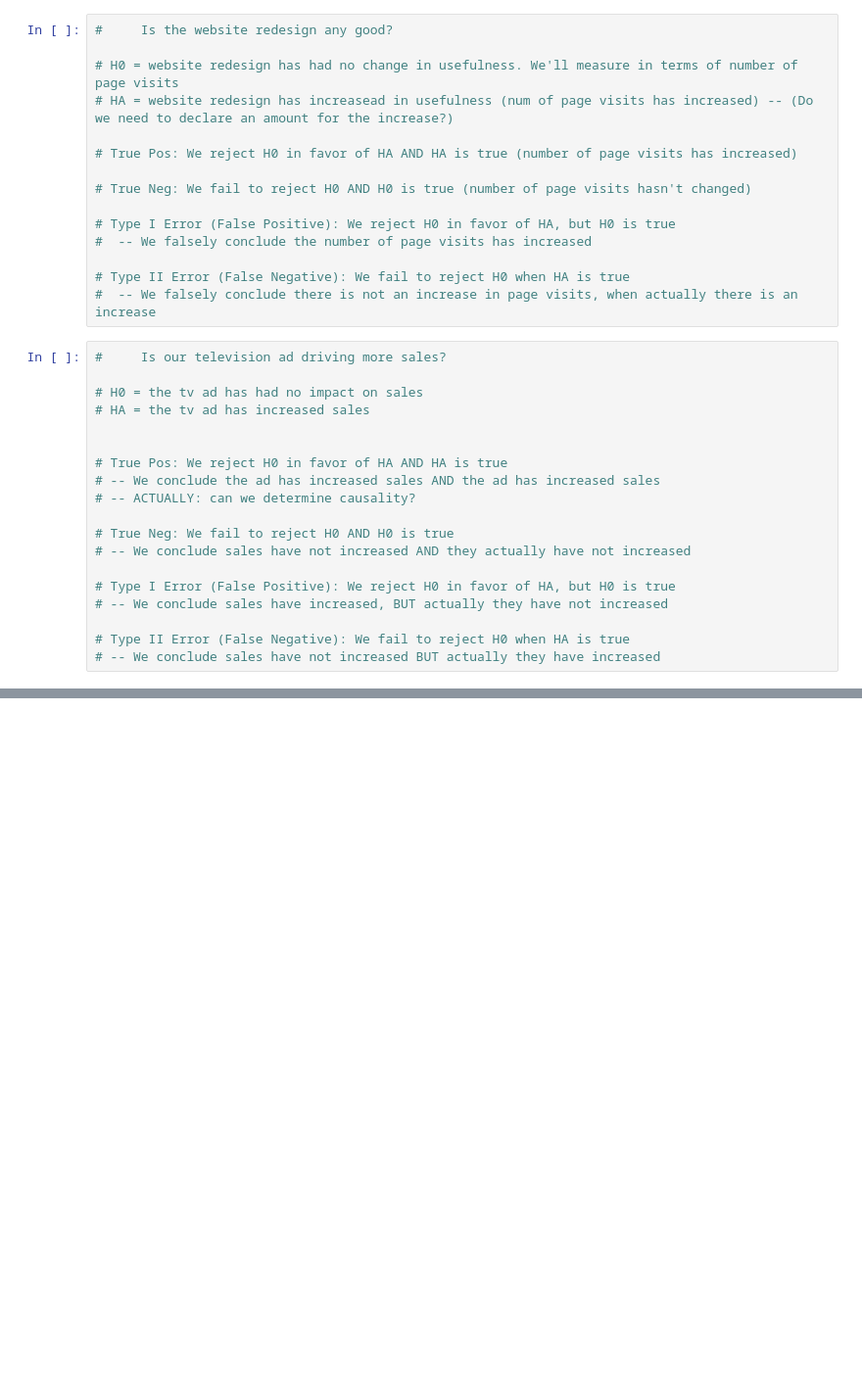
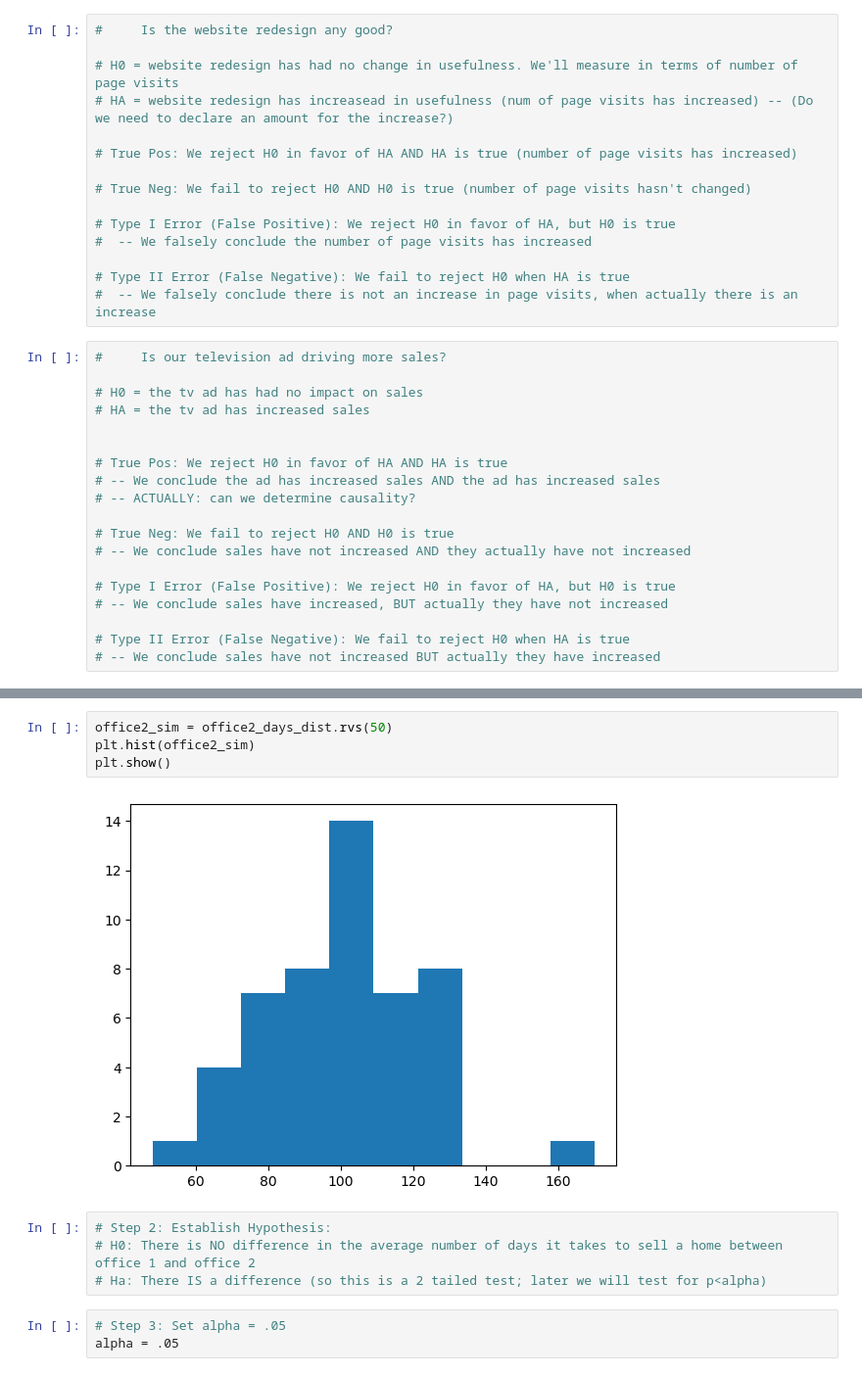
Before and after one commit to corey-hermesch/statistics_exercises, a Jupyter notebook: hypothesis_testing.ipynb, the cells around one changed output, grey strips where cells are left out. Shown at 98% size. Drawn from its saved outputs; the diff is of its cells as text; blank space fills up the shorter version.

```diff
--- a/hypothesis_testing.ipynb
+++ b/hypothesis_testing.ipynb
@@ -56,0 +103,13 @@
+# %%
+office2_sim = office2_days_dist.rvs(50)
+plt.hist(office2_sim)
+plt.show()
+# %% [output]
+[figure, added]
+# %%
+# Step 2: Establish Hypothesis:
+# H0: There is NO difference in the average number of days it takes to sell a home between office 1 and office 2
+# Ha: There IS a difference (so this is a 2 tailed test; later we will test for p<alpha)
+# %%
+# Step 3: Set alpha = .05
+alpha = .05
```
Also changed, not shown: parts of 27 cells of this notebook, 1 other file.
